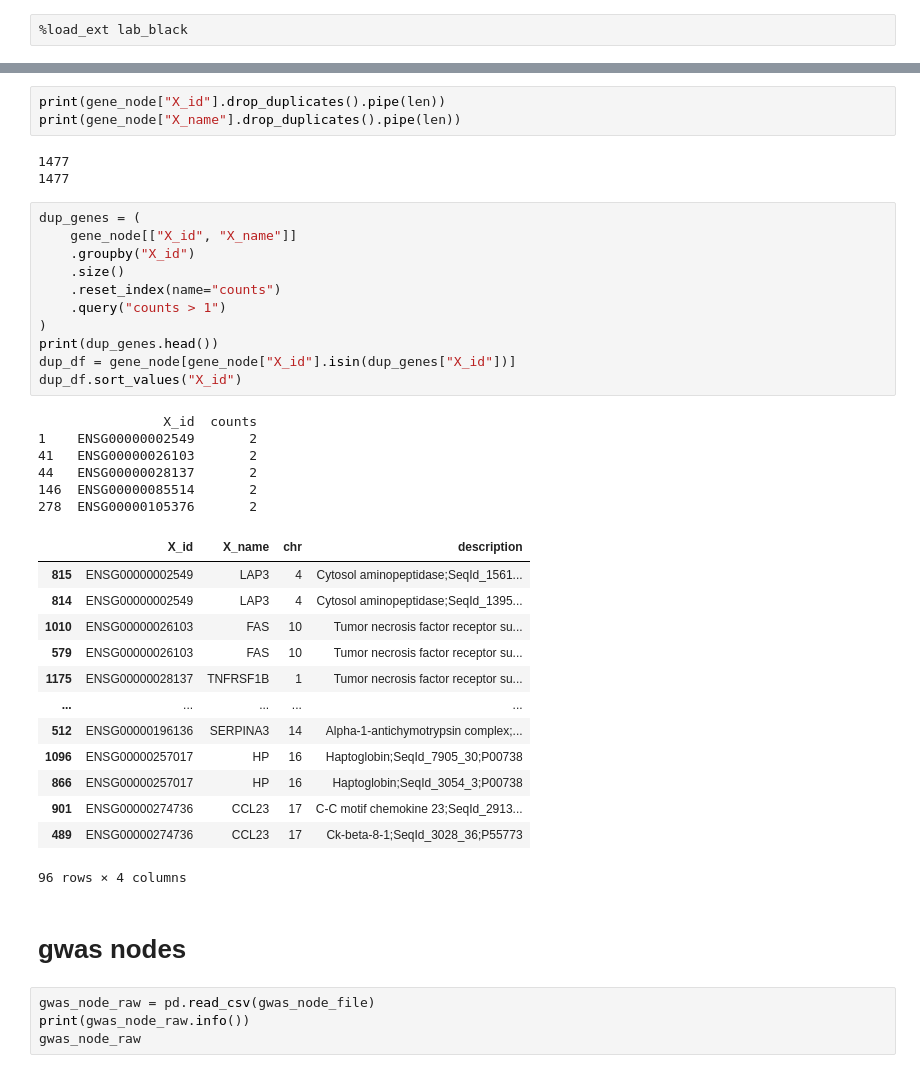
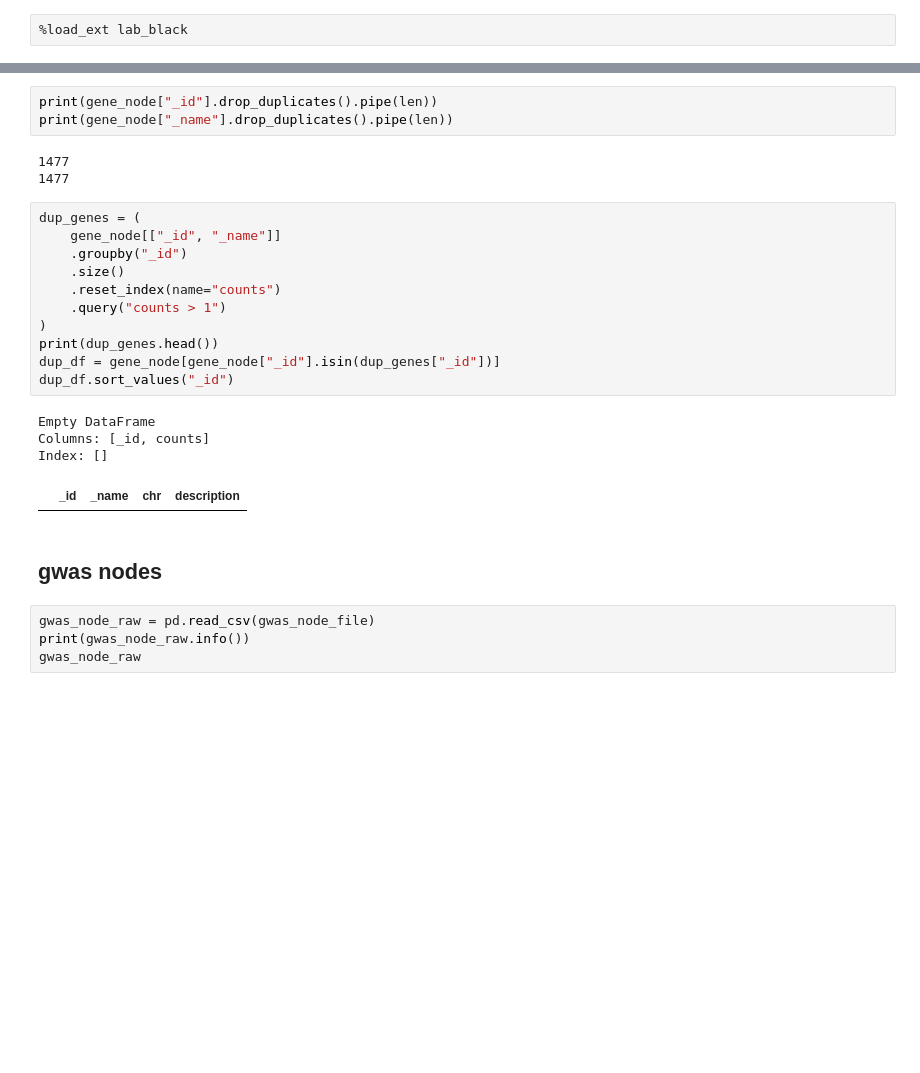
Before and after one commit to MRCIEU/epigraphdb-graph, a Jupyter notebook: workflow/scripts/source/xqtl-pwas-mr/cleaning.ipynb, the cells around one changed output, grey strips where cells are left out. Saved outputs shown, nothing was run; the diff lists cells and outputs as text; blank space fills up the shorter version.

```diff
--- a/workflow/scripts/source/xqtl-pwas-mr/cleaning.ipynb
+++ b/workflow/scripts/source/xqtl-pwas-mr/cleaning.ipynb
@@ -74,42 +82,27 @@ None
 # %%
-print(gene_node["X_id"].drop_duplicates().pipe(len))
-print(gene_node["X_name"].drop_duplicates().pipe(len))
+print(gene_node["_id"].drop_duplicates().pipe(len))
+print(gene_node["_name"].drop_duplicates().pipe(len))
 # %% [output]
 1477
 1477
 # %%
 dup_genes = (
-    gene_node[["X_id", "X_name"]]
-    .groupby("X_id")
+    gene_node[["_id", "_name"]]
+    .groupby("_id")
     .size()
     .reset_index(name="counts")
     .query("counts > 1")
 )
 print(dup_genes.head())
-dup_df = gene_node[gene_node["X_id"].isin(dup_genes["X_id"])]
-dup_df.sort_values("X_id")
+dup_df = gene_node[gene_node["_id"].isin(dup_genes["_id"])]
+dup_df.sort_values("_id")
 # %% [output]
-                X_id  counts
-1    ENSG00000002549       2
-41   ENSG00000026103       2
-44   ENSG00000028137       2
-146  ENSG00000085514       2
-278  ENSG00000105376       2
+Empty DataFrame
+Columns: [_id, counts]
+Index: []
-|  | X_id | X_name | chr | description |
-| 815 | ENSG00000002549 | LAP3 | 4 | Cytosol aminopeptidase;SeqId_1561... |
-| 814 | ENSG00000002549 | LAP3 | 4 | Cytosol aminopeptidase;SeqId_1395... |
-| 1010 | ENSG00000026103 | FAS | 10 | Tumor necrosis factor receptor su... |
-| 579 | ENSG00000026103 | FAS | 10 | Tumor necrosis factor receptor su... |
-| 1175 | ENSG00000028137 | TNFRSF1B | 1 | Tumor necrosis factor receptor su... |
-| ... | ... | ... | ... | ... |
-| 512 | ENSG00000196136 | SERPINA3 | 14 | Alpha-1-antichymotrypsin complex;... |
-| 1096 | ENSG00000257017 | HP | 16 | Haptoglobin;SeqId_7905_30;P00738 |
-| 866 | ENSG00000257017 | HP | 16 | Haptoglobin;SeqId_3054_3;P00738 |
-| 901 | ENSG00000274736 | CCL23 | 17 | C-C motif chemokine 23;SeqId_2913... |
-| 489 | ENSG00000274736 | CCL23 | 17 | Ck-beta-8-1;SeqId_3028_36;P55773 |
+|  | _id | _name | chr | description |
-96 rows × 4 columns
 # %% [markdown]
-# gwas nodes
+## gwas nodes
 # %%
 gwas_node_raw = pd.read_csv(gwas_node_file)
 print(gwas_node_raw.info())
```
Also changed, not shown: parts of 21 cells of this notebook.
